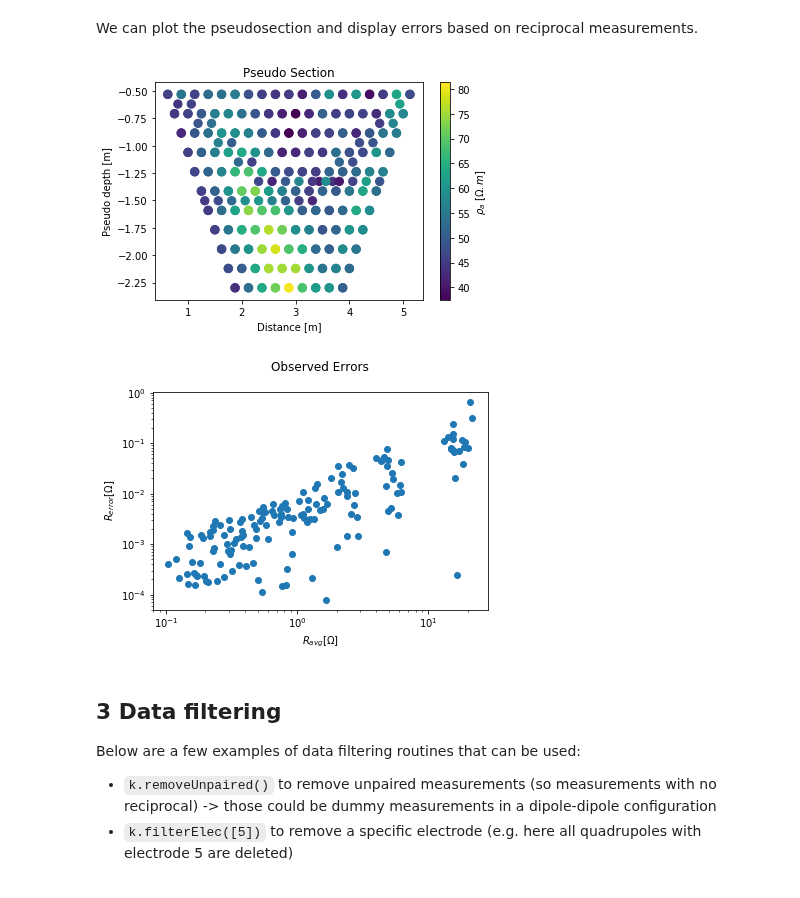
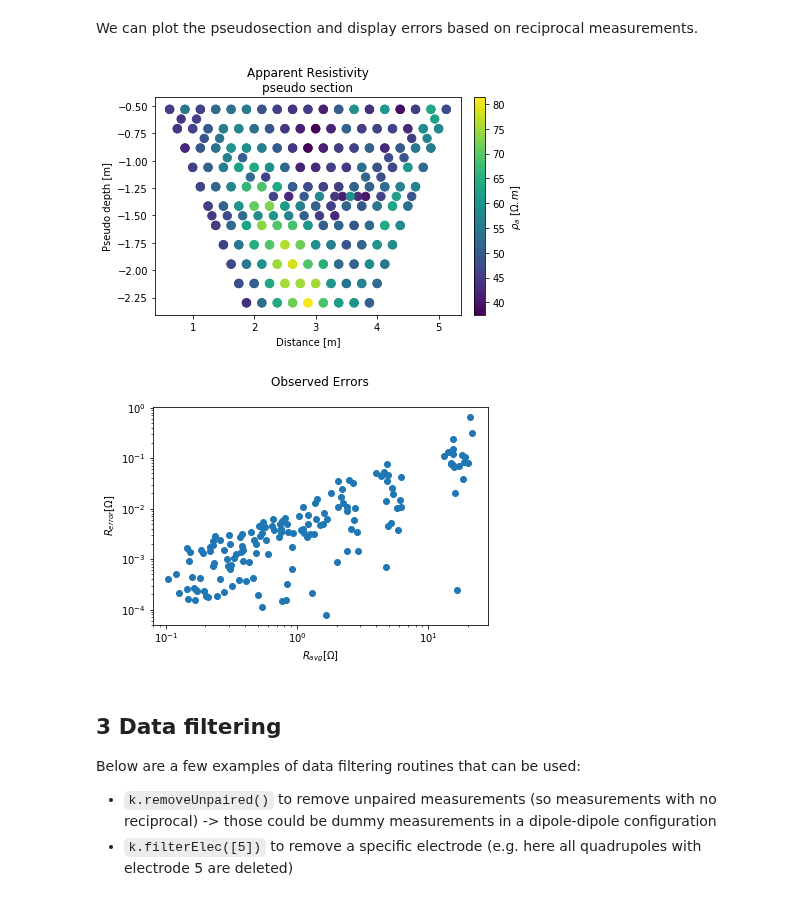
Before and after one commit to hkexgroup/resipy, a Jupyter notebook: jupyter-notebook/01getting-started.ipynb, the cells around one changed output. Saved outputs shown, nothing was run; the diff lists cells and outputs as text; code cells hidden in the pictures.

```diff
--- a/jupyter-notebook/01getting-started.ipynb
+++ b/jupyter-notebook/01getting-started.ipynb
@@ -37,10 +39,10 @@ strange quadrupoles: filterData: 0 / 344 quadrupoles removed.
 # %% [markdown]
 We can plot the pseudosection and display errors based on reciprocal measurements.
 # %%
-k.pseudo()
-k.plotError() # plot the reciprocal errors
+k.showPseudo()
+k.showError() # plot the reciprocal errors
 # %% [output]
-[figure, old version]
+[figure, new version]
 [figure]
 # %% [markdown]
 3 Data filtering
```
Also changed, not shown: parts of 14 cells of this notebook, 6 other files.
